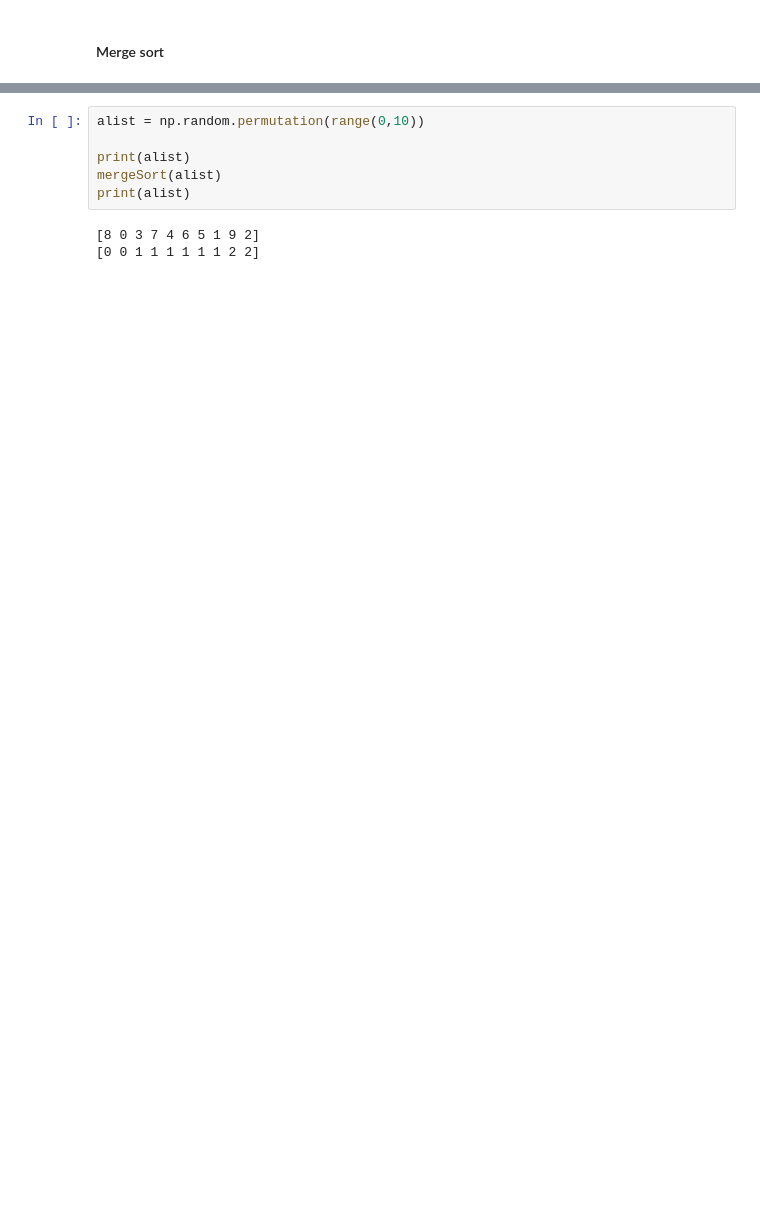
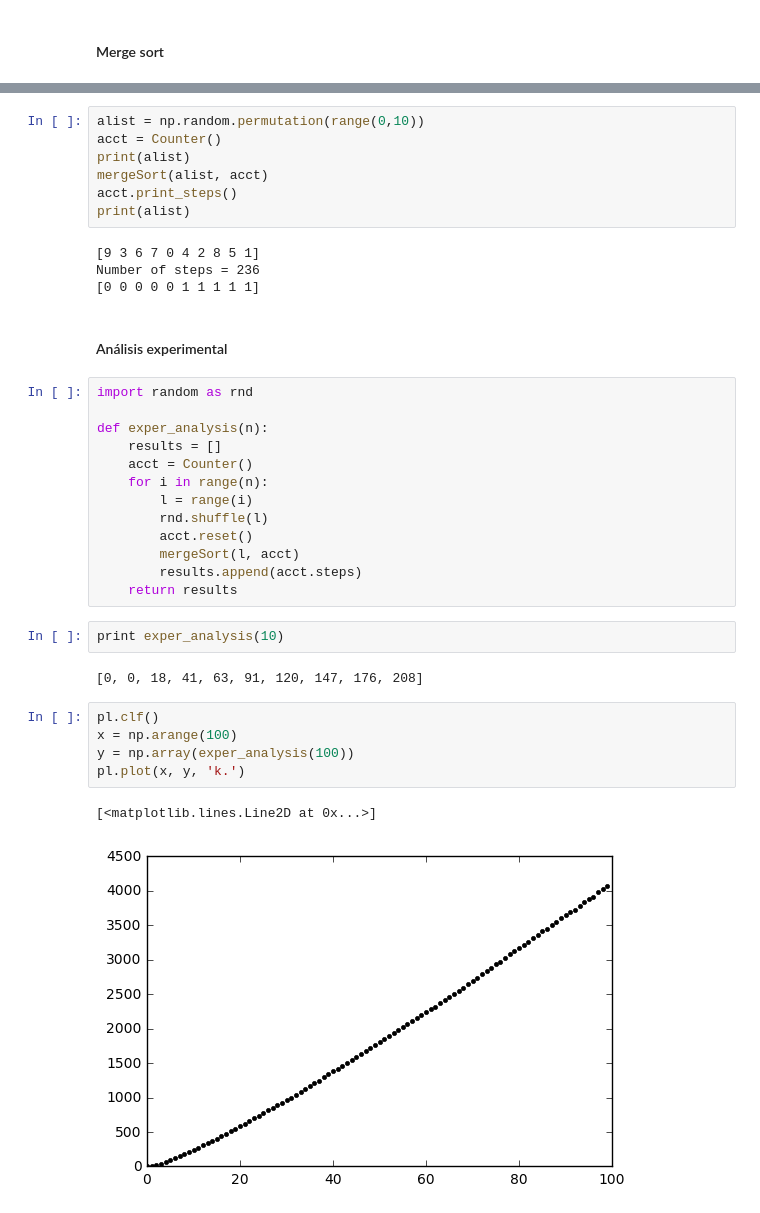
Before and after one commit to d4rkd3m0n/AnalisisAlgoritmos, a Jupyter notebook: Taller1AnalisisAlgoritmos.ipynb, the cells around one changed output, grey strips where cells are left out. Drawn from its saved outputs; the diff is of its cells as text; blank space fills up the shorter version.

```diff
--- a/Taller1AnalisisAlgoritmos.ipynb
+++ b/Taller1AnalisisAlgoritmos.ipynb
@@ -325,9 +349,38 @@ def mergeSort(alist):
 # %%
 alist = np.random.permutation(range(0,10))
-
+acct = Counter()
 print(alist)
-mergeSort(alist)
+mergeSort(alist, acct)
+acct.print_steps()
 print(alist)
 # %% [output]
-[8 0 3 7 4 6 5 1 9 2]
-[0 0 1 1 1 1 1 1 2 2]
+[9 3 6 7 0 4 2 8 5 1]
+Number of steps = 236
+[0 0 0 0 0 1 1 1 1 1]
+# %% [markdown]
+<h4>Análisis experimental</h4>
+# %%
+import random as rnd
+
+def exper_analysis(n):
+    results = []
+    acct = Counter()
+    for i in range(n):
+        l = range(i)
+        rnd.shuffle(l)
+        acct.reset()
+        mergeSort(l, acct)
+        results.append(acct.steps)
+    return results
+# %%
+print exper_analysis(10)
+# %% [output]
+[0, 0, 18, 41, 63, 91, 120, 147, 176, 208]
+# %%
+pl.clf()
+x = np.arange(100)
+y = np.array(exper_analysis(100))
+pl.plot(x, y, 'k.')
+# %% [output]
+[<matplotlib.lines.Line2D at 0x...>]
+[figure, added]
```
Also changed, not shown: parts of 4 cells of this notebook.
